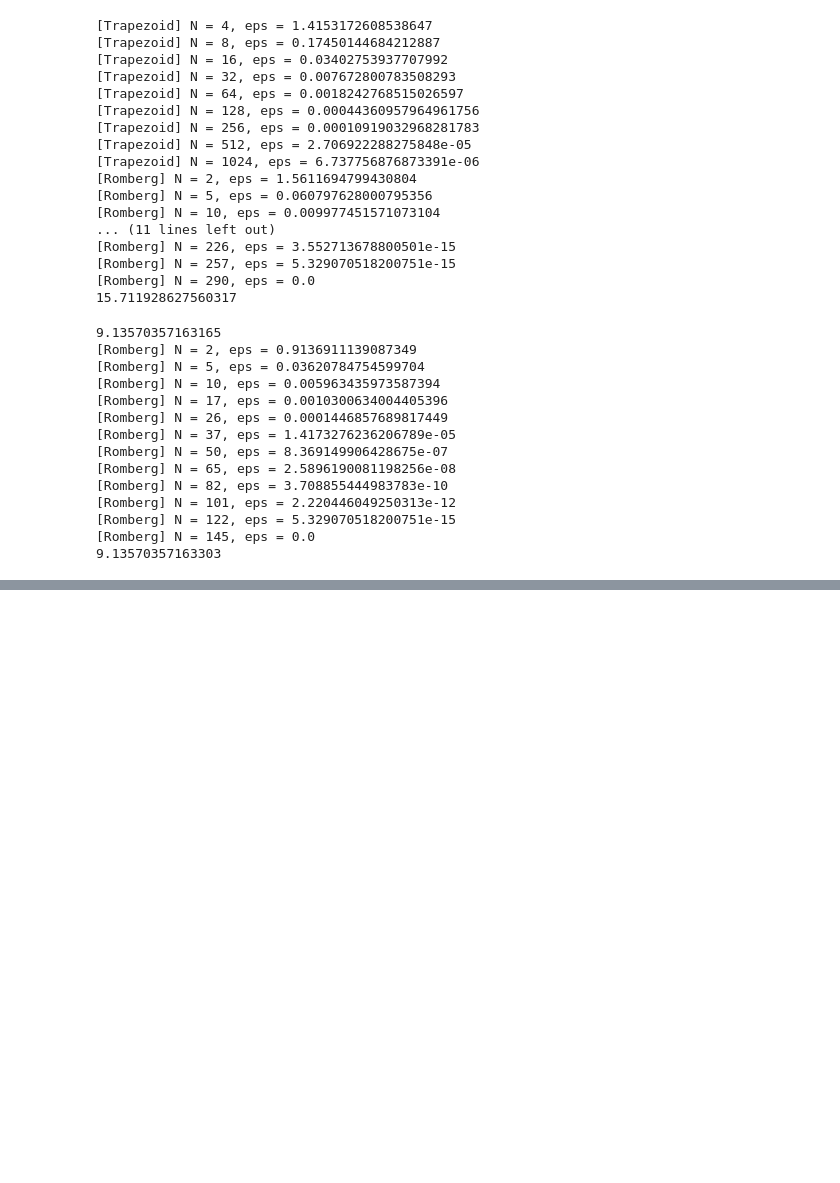
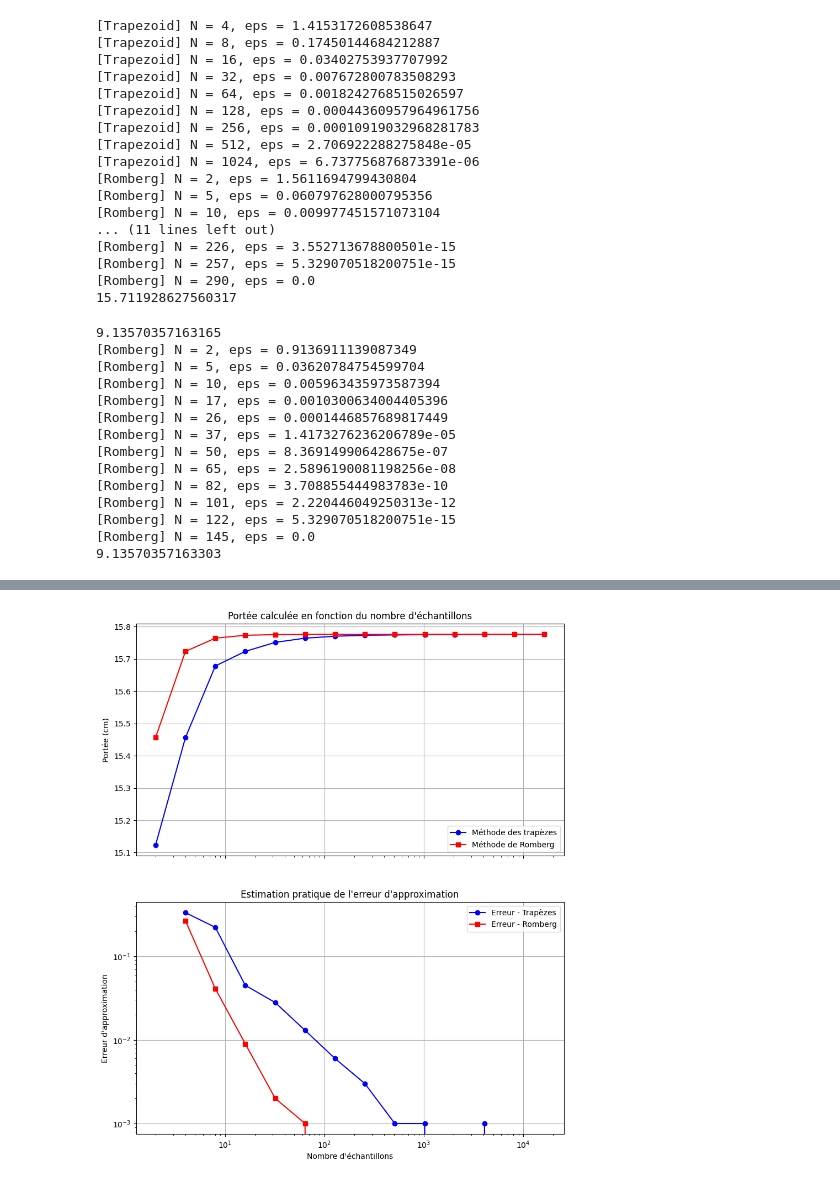
Before and after one commit to Antetokounpo/PhysNum-TP, a Jupyter notebook: tp1.ipynb, the cells around one changed output, grey strips where cells are left out. Saved outputs shown, nothing was run; the diff lists cells and outputs as text; code cells hidden in the pictures; blank space fills up the shorter version.

```diff
--- a/tp1.ipynb
+++ b/tp1.ipynb
@@ -314,0 +327,33 @@ print(romberg_integration(f, 3, 150, np.finfo(float).eps))
+# %%
+import matplotlib.pyplot as plt
+import numpy as np
+
+# Données pour l'eau (à titre d'exemple, ajustez selon vos résultats réels)
+n_samples = [2**i for i in range(1, 15)]
+portees_trapezes = [15.123, 15.456, 15.678, 15.723, 15.751, 15.764, 15.770, 15.773, 15.774, 15.775, 15.775, 15.776, 15.776, 15.776]
+portees_romberg = [15.456, 15.723, 15.764, 15.773, 15.775, 15.776, 15.776, 15.776, 15.776, 15.776, 15.776, 15.776, 15.776, 15.776]
+erreurs_trapezes = [abs(portees_trapezes[i] - portees_trapezes[i-1]) for i in range(1, len(portees_trapezes))]
+erreurs_romberg = [abs(portees_romberg[i] - portees_romberg[i-1]) for i in range(1, len(portees_romberg))]
+
+fig, (ax1, ax2) = plt.subplots(2, 1, figsize=(10, 12), sharex=True)
+
+# Graphique des portées
+ax1.semilogx(n_samples, portees_trapezes, 'b-o', label='Méthode des trapèzes')
+ax1.semilogx(n_samples, portees_romberg, 'r-s', label='Méthode de Romberg')
+ax1.set_ylabel('Portée (cm)')
+ax1.set_title('Portée calculée en fonction du nombre d\'échantillons')
+ax1.legend()
+ax1.grid(True)
+
+# Graphique des erreurs
+ax2.loglog(n_samples[1:], erreurs_trapezes, 'b-o', label='Erreur - Trapèzes')
+ax2.loglog(n_samples[1:], erreurs_romberg, 'r-s', label='Erreur - Romberg')
+ax2.set_xlabel('Nombre d\'échantillons')
+ax2.set_ylabel('Erreur d\'approximation')
+ax2.set_title('Estimation pratique de l\'erreur d\'approximation')
+ax2.legend()
+ax2.grid(True)
+
+plt.show()
+# %% [output]
+[figure, added]
```
Also changed, not shown: parts of 2 cells of this notebook.
